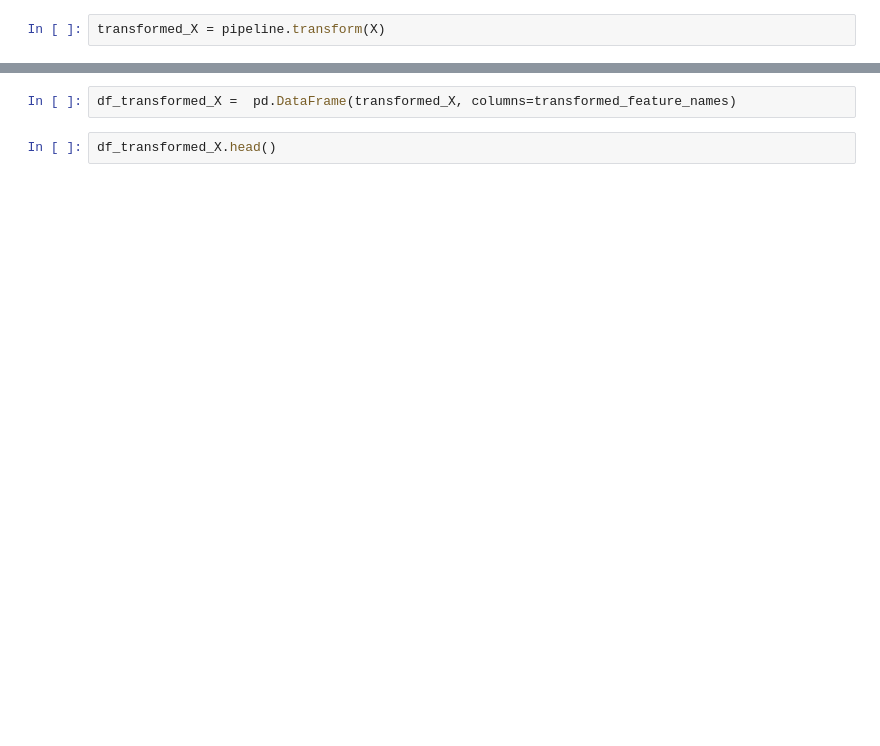
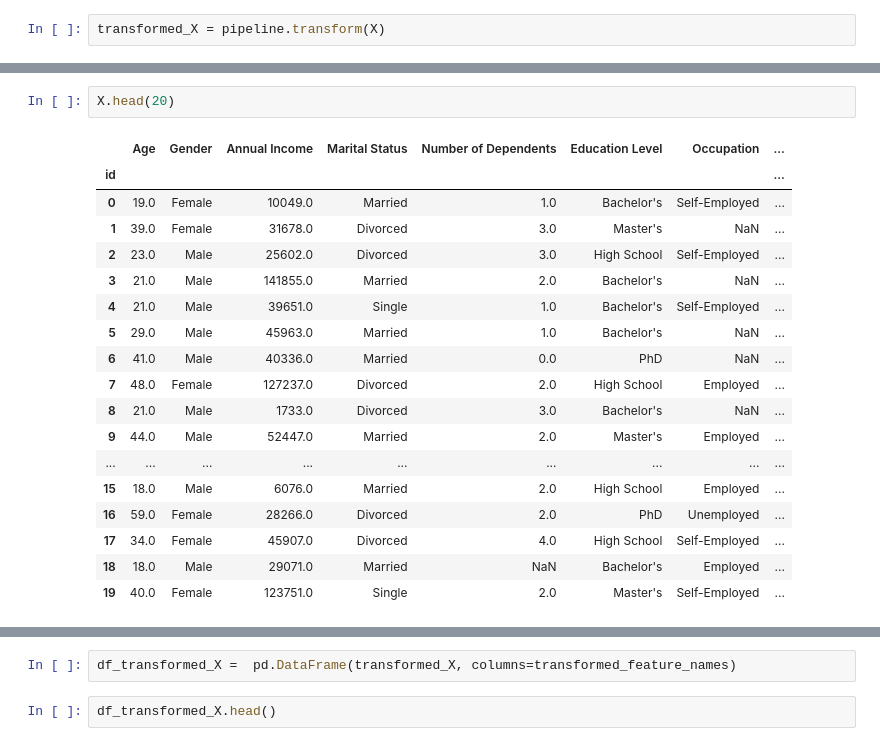
Before and after one commit to jeevanshrestha/Insurance-Dataset-Regression-Kaggle-Competition, a Jupyter notebook: Insurance Dataset Regression - XGBoost.ipynb, the cells around one changed output, grey strips where cells are left out. Saved outputs shown, nothing was run; the diff lists cells and outputs as text; blank space fills up the shorter version.

```diff
--- a/Insurance Dataset Regression - XGBoost.ipynb
+++ b/Insurance Dataset Regression - XGBoost.ipynb
@@ -560,3 +698,24 @@ transformed_X = pipeline.transform(X)
+# %%
+X.head(20)
+# %% [output]
+|  | Age | Gender | Annual Income | Marital Status | Number of Dependents | Education Level | Occupation | ... |
+| id |  |  |  |  |  |  |  | ... |
+| 0 | 19.0 | Female | 10049.0 | Married | 1.0 | Bachelor's | Self-Employed | ... |
+| 1 | 39.0 | Female | 31678.0 | Divorced | 3.0 | Master's | NaN | ... |
+| 2 | 23.0 | Male | 25602.0 | Divorced | 3.0 | High School | Self-Employed | ... |
+| 3 | 21.0 | Male | 141855.0 | Married | 2.0 | Bachelor's | NaN | ... |
+| 4 | 21.0 | Male | 39651.0 | Single | 1.0 | Bachelor's | Self-Employed | ... |
+| 5 | 29.0 | Male | 45963.0 | Married | 1.0 | Bachelor's | NaN | ... |
+| 6 | 41.0 | Male | 40336.0 | Married | 0.0 | PhD | NaN | ... |
+| 7 | 48.0 | Female | 127237.0 | Divorced | 2.0 | High School | Employed | ... |
+| 8 | 21.0 | Male | 1733.0 | Divorced | 3.0 | Bachelor's | NaN | ... |
+| 9 | 44.0 | Male | 52447.0 | Married | 2.0 | Master's | Employed | ... |
+| ... | ... | ... | ... | ... | ... | ... | ... | ... |
+| 15 | 18.0 | Male | 6076.0 | Married | 2.0 | High School | Employed | ... |
+| 16 | 59.0 | Female | 28266.0 | Divorced | 2.0 | PhD | Unemployed | ... |
+| 17 | 34.0 | Female | 45907.0 | Divorced | 4.0 | High School | Self-Employed | ... |
+| 18 | 18.0 | Male | 29071.0 | Married | NaN | Bachelor's | Employed | ... |
+| 19 | 40.0 | Female | 123751.0 | Single | 2.0 | Master's | Self-Employed | ... |
 # %%
  # Get the feature names after transformation
 transformed_feature_names = preprocessor.get_feature_names_out()
```
Also changed, not shown: parts of 40 cells of this notebook.
